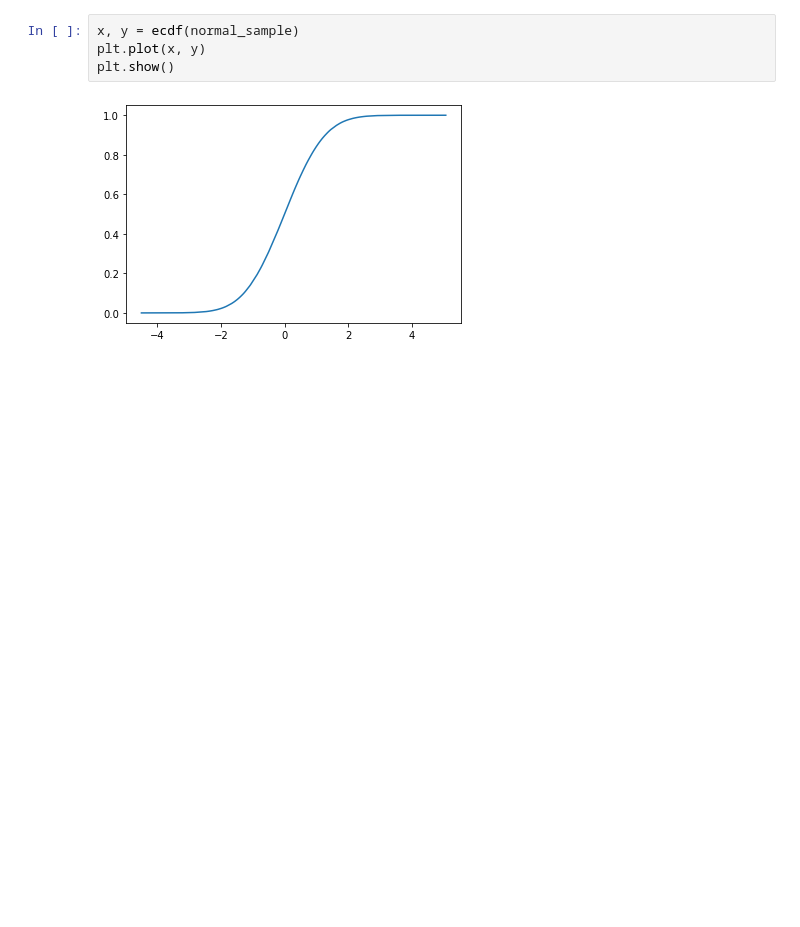
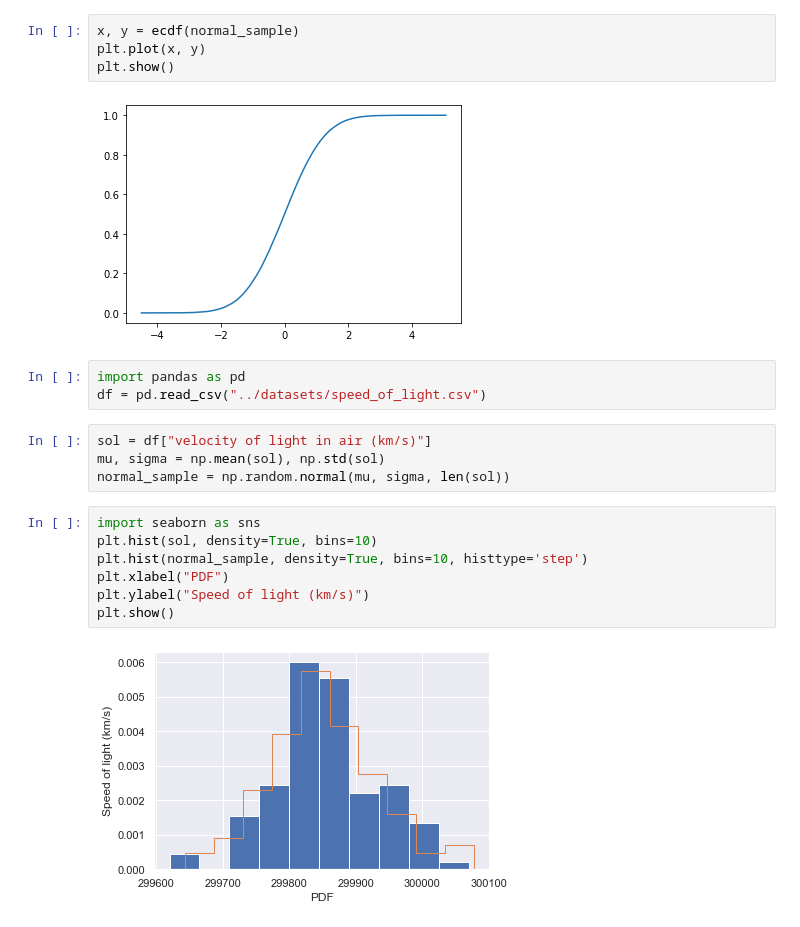
Before and after one commit to rmarinplana/personalProjects, a Jupyter notebook: EDA/statistical_thinking.ipynb, the cells around one changed output. Drawn from its saved outputs; the diff is of its cells as text; blank space fills up the shorter version.

```diff
--- a/EDA/statistical_thinking.ipynb
+++ b/EDA/statistical_thinking.ipynb
@@ -137,3 +157,19 @@ plt.plot(x, y)
 plt.show()
 # %% [output]
 [figure]
+# %%
+import pandas as pd
+df = pd.read_csv("../datasets/speed_of_light.csv")
+# %%
+sol = df["velocity of light in air (km/s)"]
+mu, sigma = np.mean(sol), np.std(sol)
+normal_sample = np.random.normal(mu, sigma, len(sol))
+# %%
+import seaborn as sns
+plt.hist(sol, density=True, bins=10)
+plt.hist(normal_sample, density=True, bins=10, histtype='step')
+plt.xlabel("PDF")
+plt.ylabel("Speed of light (km/s)")
+plt.show()
+# %% [output]
+[figure, added]
```
Also changed, not shown: parts of 22 cells of this notebook.
